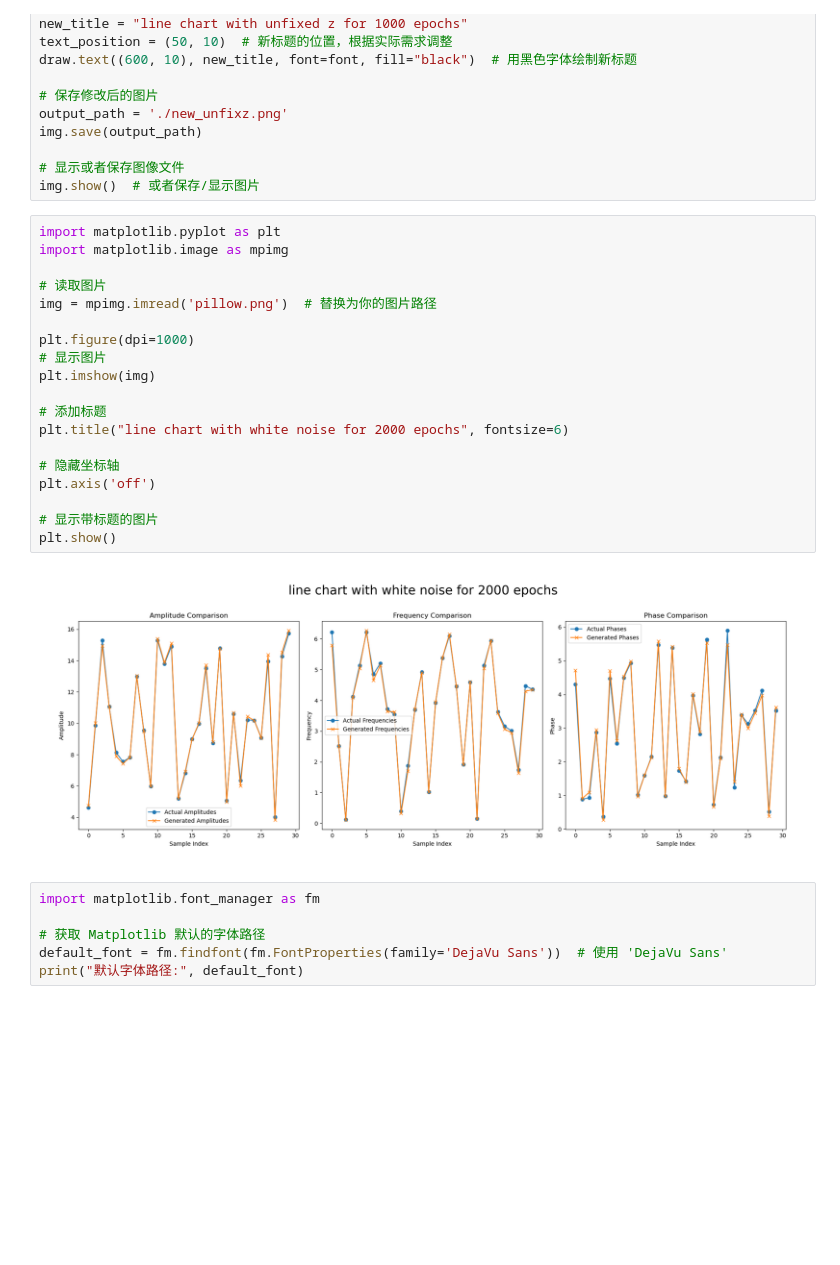
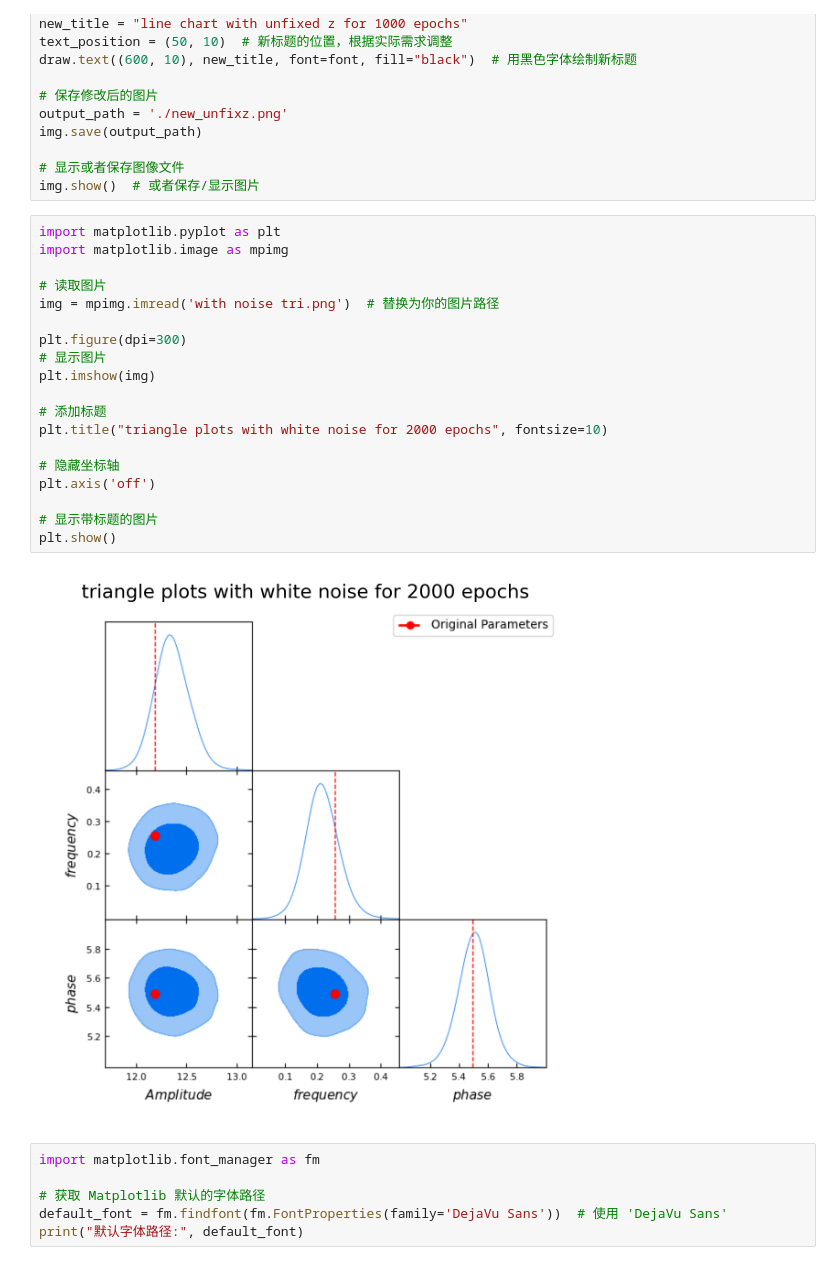
Before and after one commit to BeichenXu/MasProjectLISA, a Jupyter notebook: cWGAN.ipynb, the cells around one changed output. Saved outputs shown, nothing was run; the diff lists cells and outputs as text; blank space fills up the shorter version.

```diff
--- a/cWGAN.ipynb
+++ b/cWGAN.ipynb
@@ -126,24 +126,24 @@ img.show()  # 或者保存/显示图片
 # %%
 import matplotlib.pyplot as plt
 import matplotlib.image as mpimg
 
 # 读取图片
-img = mpimg.imread('pillow.png')  # 替换为你的图片路径
+img = mpimg.imread('with noise tri.png')  # 替换为你的图片路径
 
-plt.figure(dpi=1000)
+plt.figure(dpi=300)
 # 显示图片
 plt.imshow(img)
 
 # 添加标题
-plt.title("line chart with white noise for 2000 epochs", fontsize=6)
+plt.title("triangle plots with white noise for 2000 epochs", fontsize=10)
 
 # 隐藏坐标轴
 plt.axis('off')
 
 # 显示带标题的图片
 plt.show()
 # %% [output]
-[figure, old version]
+[figure, new version]
 # %%
 import matplotlib.font_manager as fm
 
```
Also changed, not shown: 4 other files.
